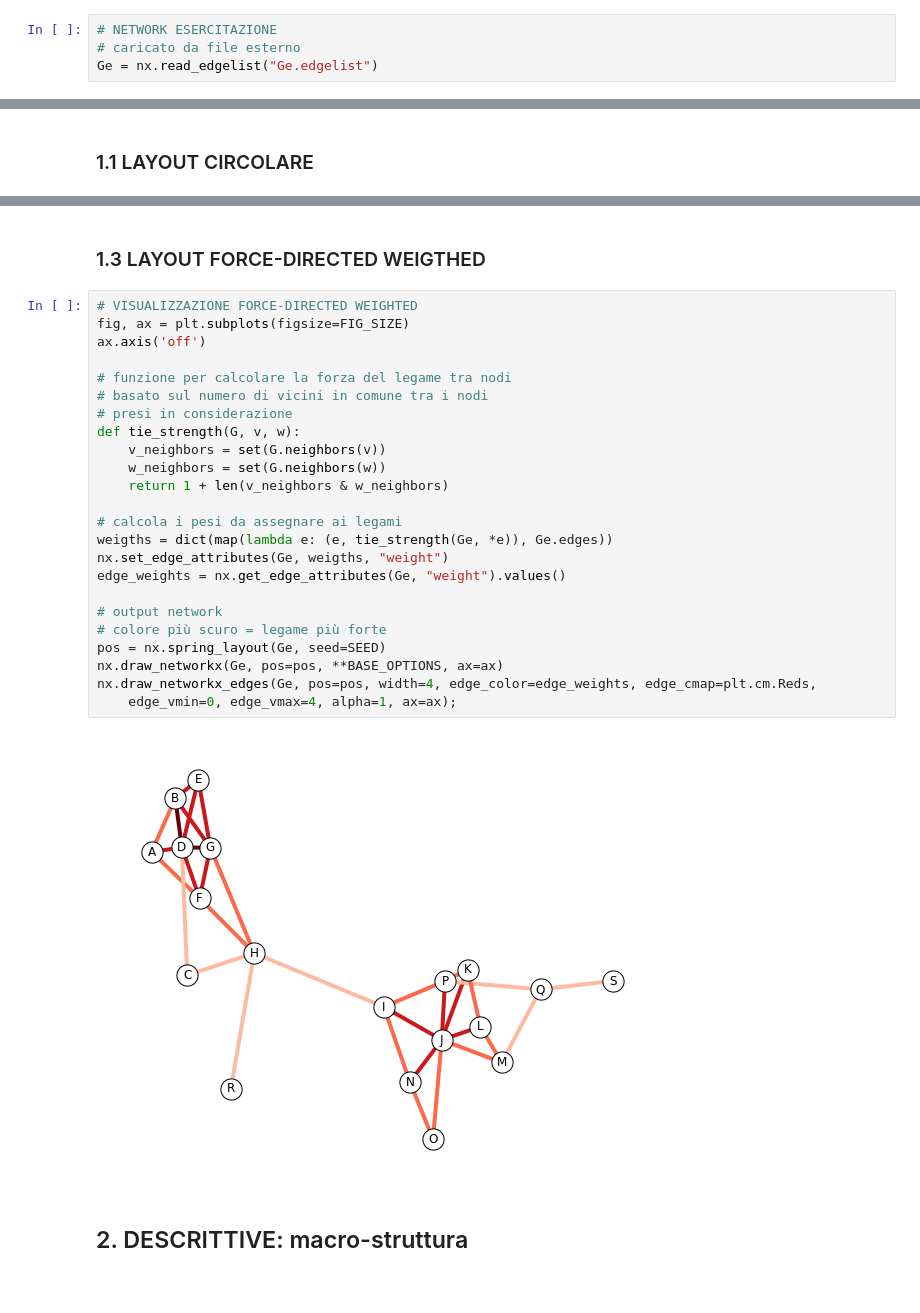
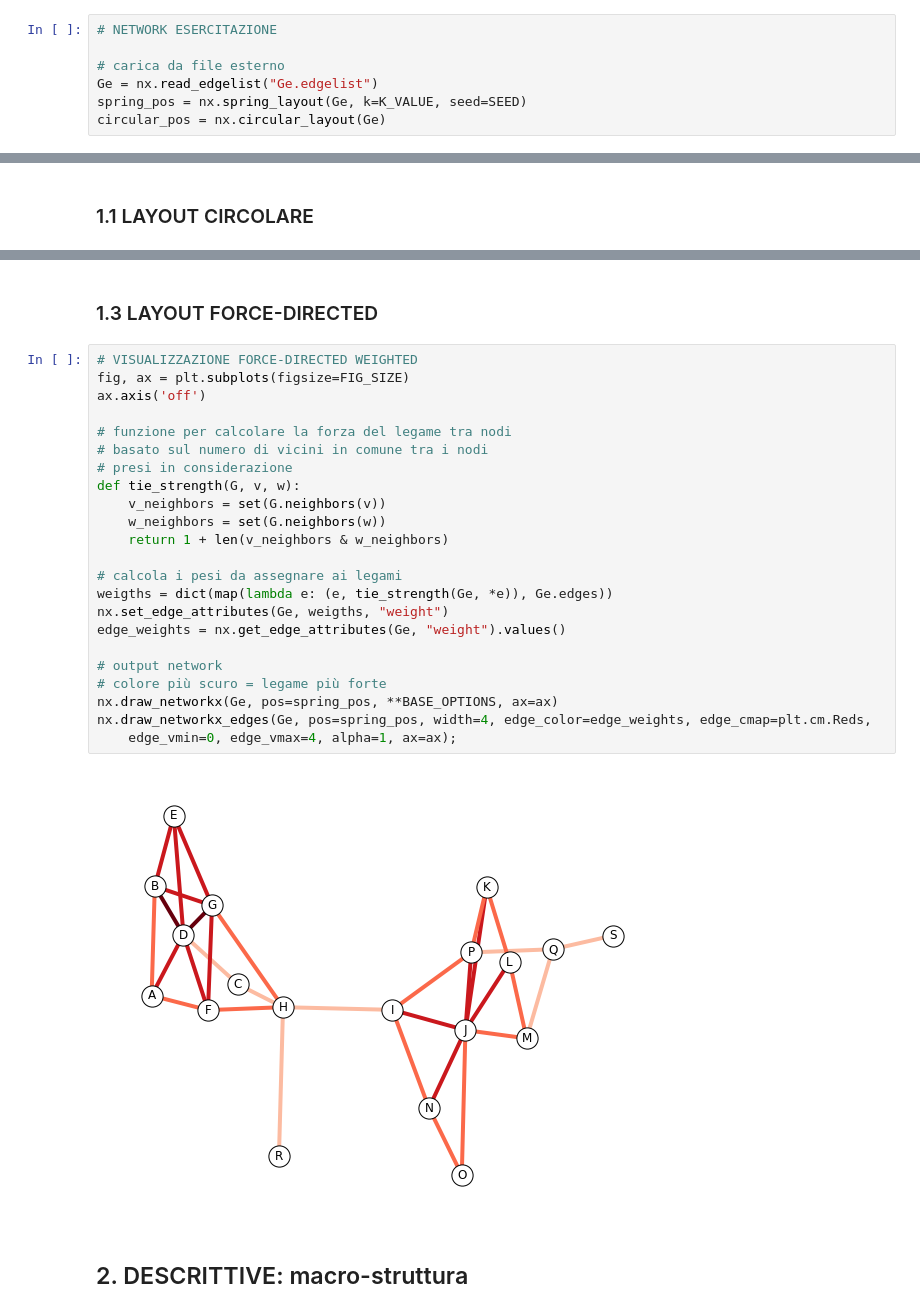
Before and after one commit to alkaest2002/ABGrid, a Jupyter notebook: materials/course 101/esercitazione.ipynb, the cells around one changed output, grey strips where cells are left out. Drawn from its saved outputs; the diff is of its cells as text.

```diff
--- a/materials/course 101/esercitazione.ipynb
+++ b/materials/course 101/esercitazione.ipynb
@@ -72,7 +88,10 @@ nx.draw_networkx(Gd, pos, **options, ax=ax);
 # %%
 # NETWORK ESERCITAZIONE
-# caricato da file esterno
+
+# carica da file esterno
 Ge = nx.read_edgelist("Ge.edgelist")
+spring_pos = nx.spring_layout(Ge, k=K_VALUE, seed=SEED)
+circular_pos = nx.circular_layout(Ge)
 # %% [markdown]
 ## 1. VISUALIZZAZIONE DEL NETWORK
 # %% [markdown]
@@ -100,31 +123,30 @@ nx.draw_networkx(Ge, pos=nx.spring_layout(Ge, seed=SEED),**BASE_OPTIONS, ax=ax)
 # %% [markdown]
-### 1.3 LAYOUT FORCE-DIRECTED WEIGTHED
+### 1.3 LAYOUT FORCE-DIRECTED
 # %%
 # VISUALIZZAZIONE FORCE-DIRECTED WEIGHTED
 fig, ax = plt.subplots(figsize=FIG_SIZE)
 ax.axis('off')
 
 # funzione per calcolare la forza del legame tra nodi
 # basato sul numero di vicini in comune tra i nodi
 # presi in considerazione
 def tie_strength(G, v, w):
     v_neighbors = set(G.neighbors(v))
     w_neighbors = set(G.neighbors(w))
     return 1 + len(v_neighbors & w_neighbors)
 
 # calcola i pesi da assegnare ai legami
 weigths = dict(map(lambda e: (e, tie_strength(Ge, *e)), Ge.edges))
 nx.set_edge_attributes(Ge, weigths, "weight")
 edge_weights = nx.get_edge_attributes(Ge, "weight").values()
 
 # output network
 # colore più scuro = legame più forte
-pos = nx.spring_layout(Ge, seed=SEED)
-nx.draw_networkx(Ge, pos=pos, **BASE_OPTIONS, ax=ax)
-nx.draw_networkx_edges(Ge, pos=pos, width=4, edge_color=edge_weights, edge_cmap=plt.cm.Reds,
+nx.draw_networkx(Ge, pos=spring_pos, **BASE_OPTIONS, ax=ax)
+nx.draw_networkx_edges(Ge, pos=spring_pos, width=4, edge_color=edge_weights, edge_cmap=plt.cm.Reds,
     edge_vmin=0, edge_vmax=4, alpha=1, ax=ax);
 # %% [output]
-[figure, old version]
+[figure, new version]
 # %% [markdown]
 ## 2. DESCRITTIVE: macro-struttura
 # %% [markdown]
```
Also changed, not shown: parts of 34 cells of this notebook.
